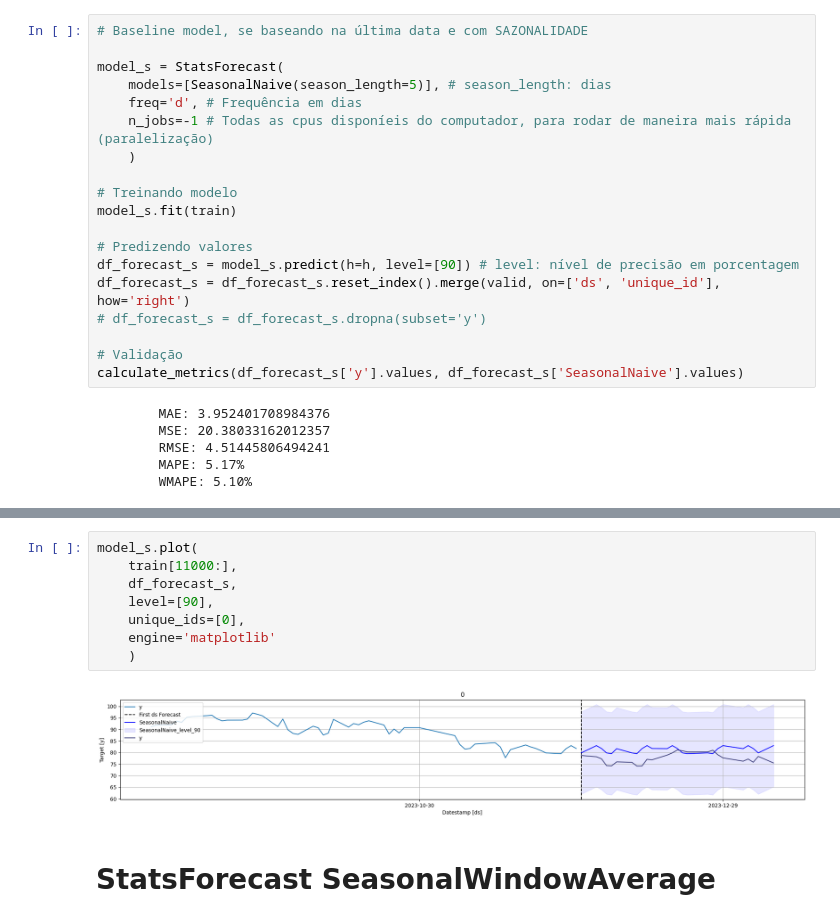
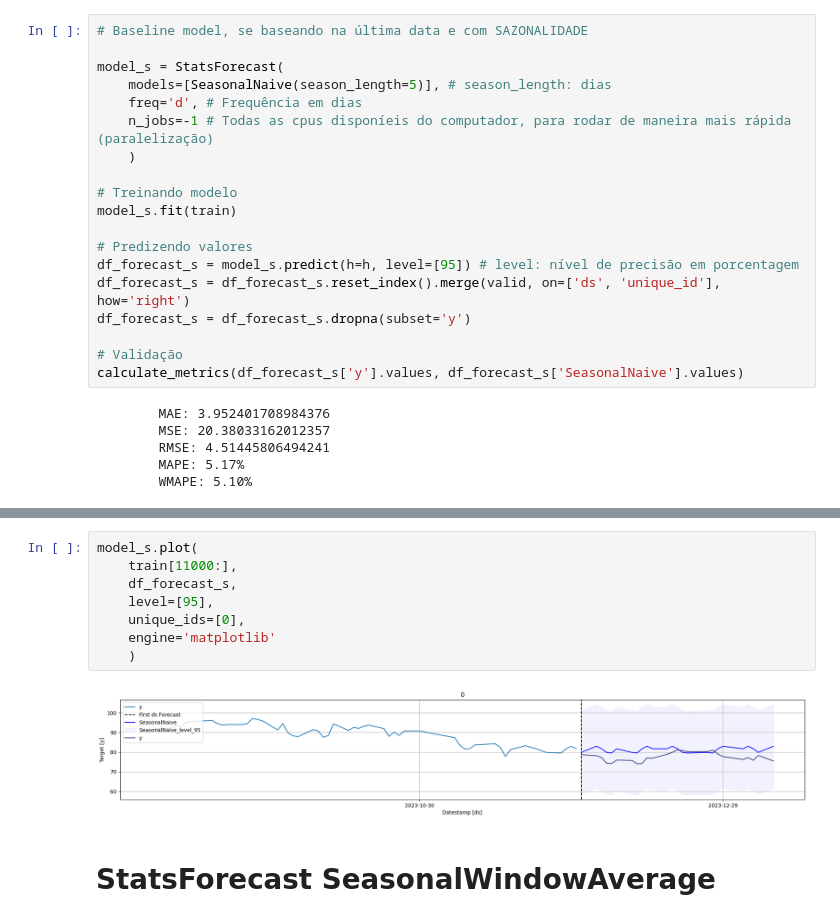
Before and after one commit to FIAP-61/petrolytics, a Jupyter notebook: notebooks/ml_models.ipynb, the cells around one changed output, grey strips where cells are left out. Cells and saved outputs as stored; diff of their text form.

Commit message:
Update models Predict data & Prepare streamlit plot

```diff
--- a/notebooks/ml_models.ipynb
+++ b/notebooks/ml_models.ipynb
@@ -392,9 +422,9 @@ model_s = StatsForecast(
 model_s.fit(train)
 
 # Predizendo valores
-df_forecast_s = model_s.predict(h=h, level=[90]) # level: nível de precisão em porcentagem
+df_forecast_s = model_s.predict(h=h, level=[95]) # level: nível de precisão em porcentagem
 df_forecast_s = df_forecast_s.reset_index().merge(valid, on=['ds', 'unique_id'], how='right')
-# df_forecast_s = df_forecast_s.dropna(subset='y')
+df_forecast_s = df_forecast_s.dropna(subset='y')
 
 # Validação
 calculate_metrics(df_forecast_s['y'].values, df_forecast_s['SeasonalNaive'].values)
@@ -407,13 +457,13 @@ calculate_metrics(df_forecast_s['y'].values, df_forecast_s['SeasonalNaive'].valu
 # %%
 model_s.plot(
     train[11000:],
     df_forecast_s,
-    level=[90],
+    level=[95],
     unique_ids=[0],
     engine='matplotlib'
     )
 # %% [output]
-[figure, old version]
+[figure, new version]
 # %% [markdown]
 # StatsForecast SeasonalWindowAverage
 # %%
```
Also changed, not shown: parts of 13 cells of this notebook.
